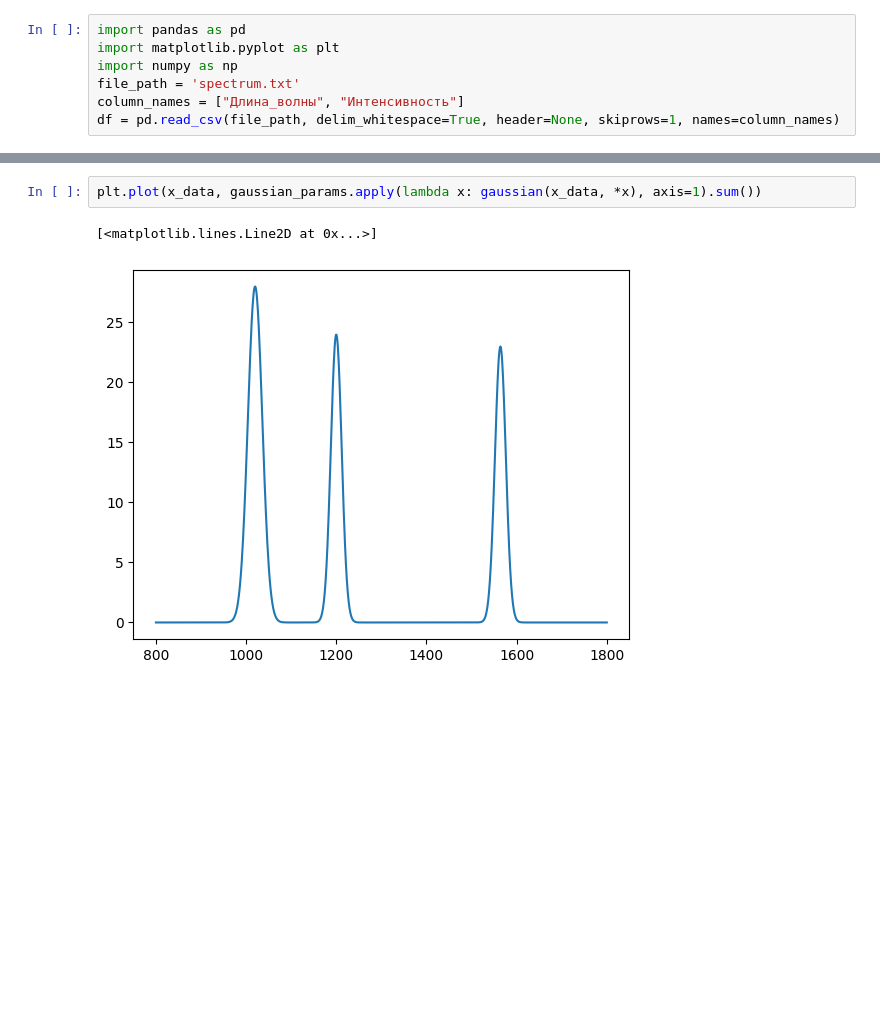
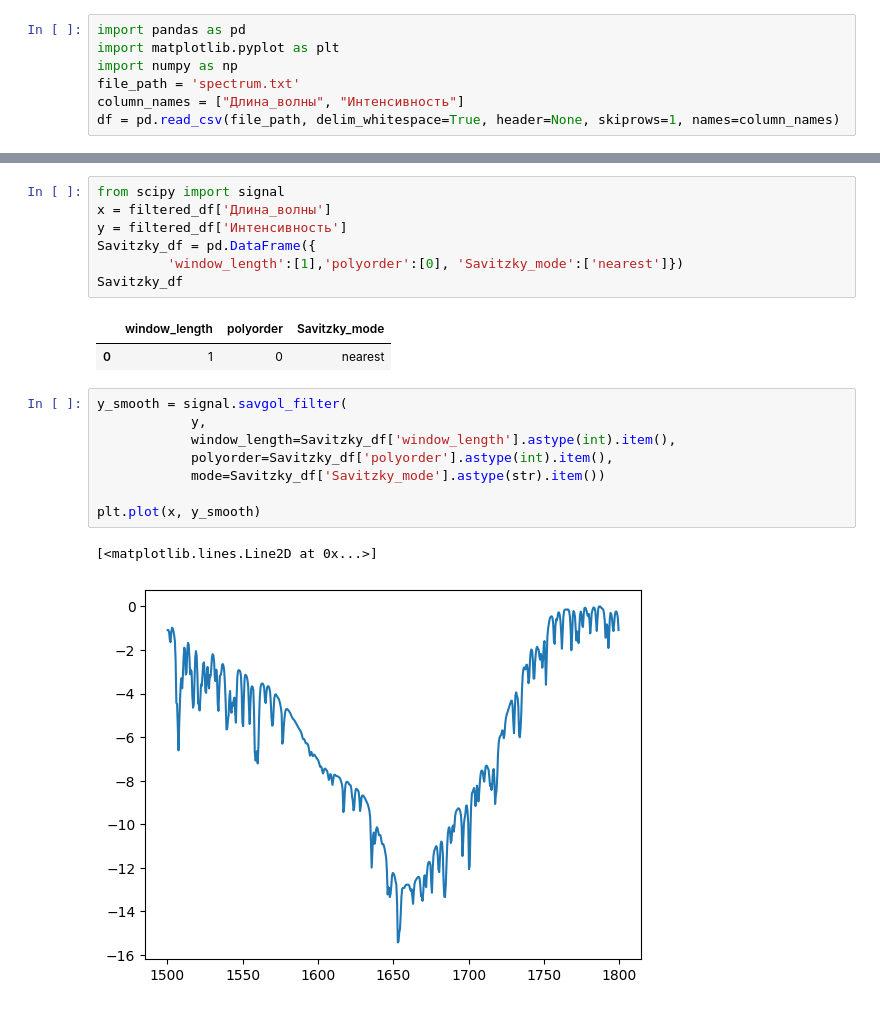
Before and after one commit to kdavjd/infrared_spectrum_app, a Jupyter notebook: uter.ipynb, the cells around one changed output, grey strips where cells are left out. Saved outputs shown, nothing was run; the diff lists cells and outputs as text; blank space fills up the shorter version.

```diff
--- a/uter.ipynb
+++ b/uter.ipynb
@@ -103,5 +35,21 @@ plt.plot(x_data, gaussian_params.apply(lambda x: gaussian(x_data, *x), axis=1)[0
-# %%
-plt.plot(x_data, gaussian_params.apply(lambda x: gaussian(x_data, *x), axis=1).sum())
-# %% [output]
-[<matplotlib.lines.Line2D at 0x...>]
-[figure, removed]
+# %%
+from scipy import signal
+x = filtered_df['Длина_волны']
+y = filtered_df['Интенсивность']
+Savitzky_df = pd.DataFrame({
+         'window_length':[1],'polyorder':[0], 'Savitzky_mode':['nearest']})
+Savitzky_df
+# %% [output]
+|  | window_length | polyorder | Savitzky_mode |
+| 0 | 1 | 0 | nearest |
+# %%
+y_smooth = signal.savgol_filter(
+            y,
+            window_length=Savitzky_df['window_length'].astype(int).item(),
+            polyorder=Savitzky_df['polyorder'].astype(int).item(),
+            mode=Savitzky_df['Savitzky_mode'].astype(str).item())
+
+plt.plot(x, y_smooth)
+# %% [output]
+[<matplotlib.lines.Line2D at 0x...>]
+[figure, added]
```
Also changed, not shown: parts of 6 cells of this notebook, 4 other files.
